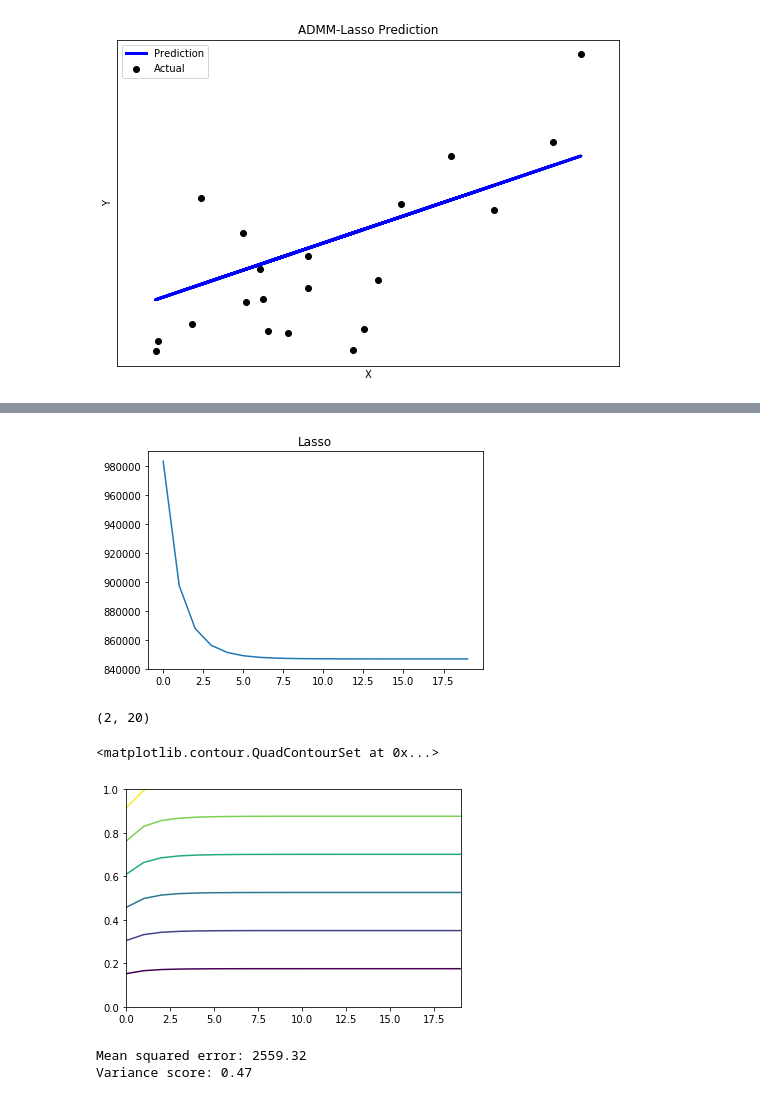
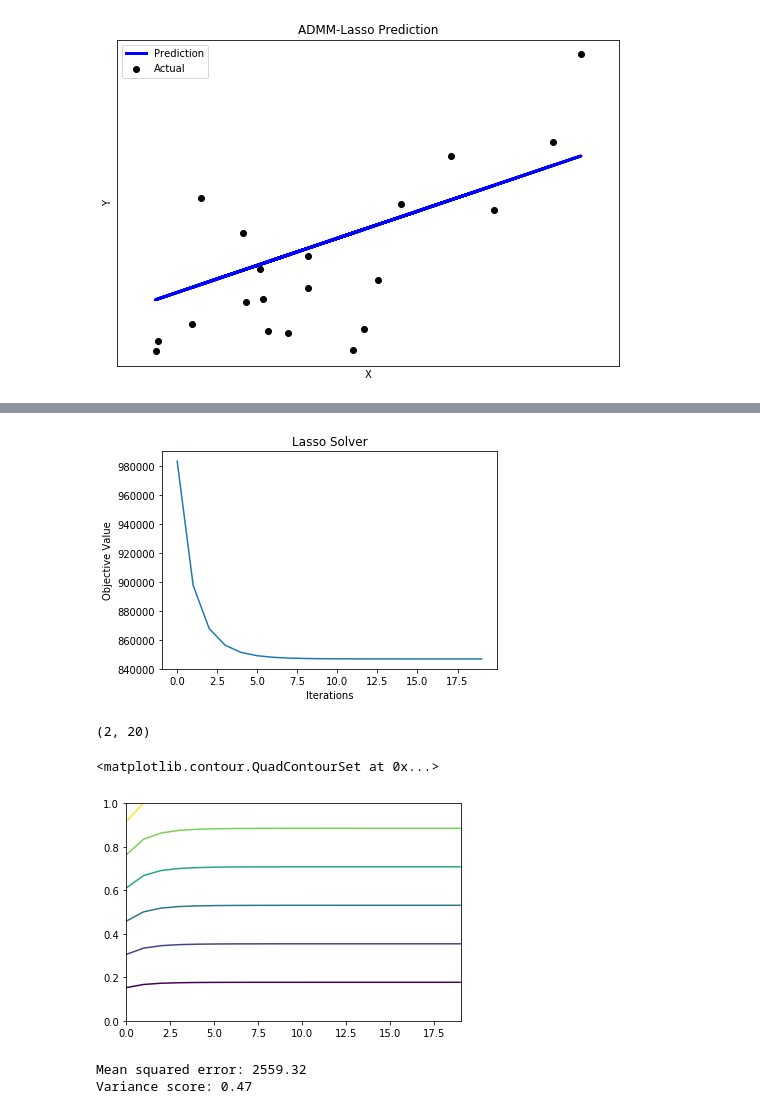
Before and after one commit to bhushan23/ADMM, a Jupyter notebook: Diabetes_Test.ipynb, the cells around one changed output, grey strips where cells are left out. Drawn from its saved outputs; the diff is of its cells as text; code cells hidden in the pictures.

```diff
--- a/Diabetes_Test.ipynb
+++ b/Diabetes_Test.ipynb
@@ -25,10 +25,22 @@ def plot(X, Y, YPredict, label):
     plt.legend()
     plt.show()
 
+def plotCompare(X, Y, YP_ADMM, YP_SK, label):
+    plt.figure(figsize=(9, 6))
+    plt.title(label)
+    plt.xlabel("Data")
+    plt.ylabel("Label")
+    plt.scatter(X, Y,  color='black', label = 'Actual Data')
+    plt.plot(X, YP_ADMM, color='blue', linewidth=2, label = 'Prediction by ADMM')
+    plt.plot(X, YP_SK, color='red', linewidth=2, label = 'Prediction by SK-LEARN')
+    plt.legend()
+    plt.show()
 
 def plotObjective(X, title):
     plt.plot(X, label = 'Objective Function')
     plt.title(title)
+    plt.xlabel('Iterations')
+    plt.ylabel('Objective Value')
     plt.show()
 
 def runAlgo(X, Y, algo, steps = 5, parallel = False):
@@ -36,19 +48,19 @@ def runAlgo(X, Y, algo, steps = 5, parallel = False):
     admm = optim.ADMM([X, Y, 0.01, 1], algo, parallel = parallel)
 
     #print(admm.getLoss())
-    # start = time.time()
+    start = time.time()
     oVals = []
     for i in xrange(0, steps):
         s = admm.step()
-        oVals.append(s)
-        print('Objective Value:', s)
-    #end = time.time()
-    #admmTime = end - start
+        #oVals.append(s)
+        #print('Objective Value:', s)
+    end = time.time()
+    admmTime = end - start
     #print('Time taken', end - start)
 
     #print('Weights: ',admm.getWeights())
     W = admm.getParams()
-    return W, oVals
+    return W, oVals, admmTime
 
 def lassoObjective(W, X, b, alpha):
     return 0.5 * np.linalg.norm(W.dot(X) - b)**2 + alpha *  np.linalg.norm(X, 1)
@@ -217,7 +226,7 @@ Variance score: 0.44
 # %%
-plotObjective(oVals, "Lasso")
+plotObjective(oVals, "Lasso Solver")
 # %% [output]
-[figure, old version]
+[figure, new version]
 # %%
 v = np.arange(20)
 o = np.array(oVals)
@@ -227,7 +236,7 @@ plt.contour(v2)
 # %% [output]
 (2, 20)
 <matplotlib.contour.QuadContourSet at 0x...>
-[figure, old version]
+[figure, new version]
 # %%
 ridge = linear_model.Ridge(alpha=alpha)
 ridge.fit(diabetes_X_train, diabetes_y_train)
```
Also changed, not shown: parts of 18 cells of this notebook.
